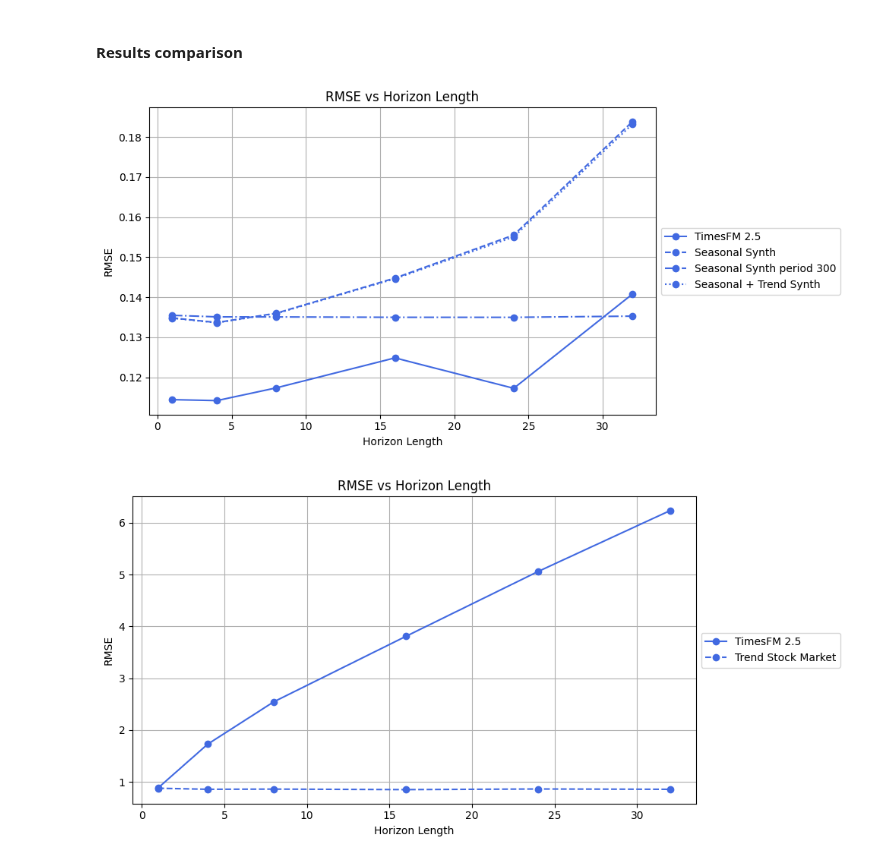
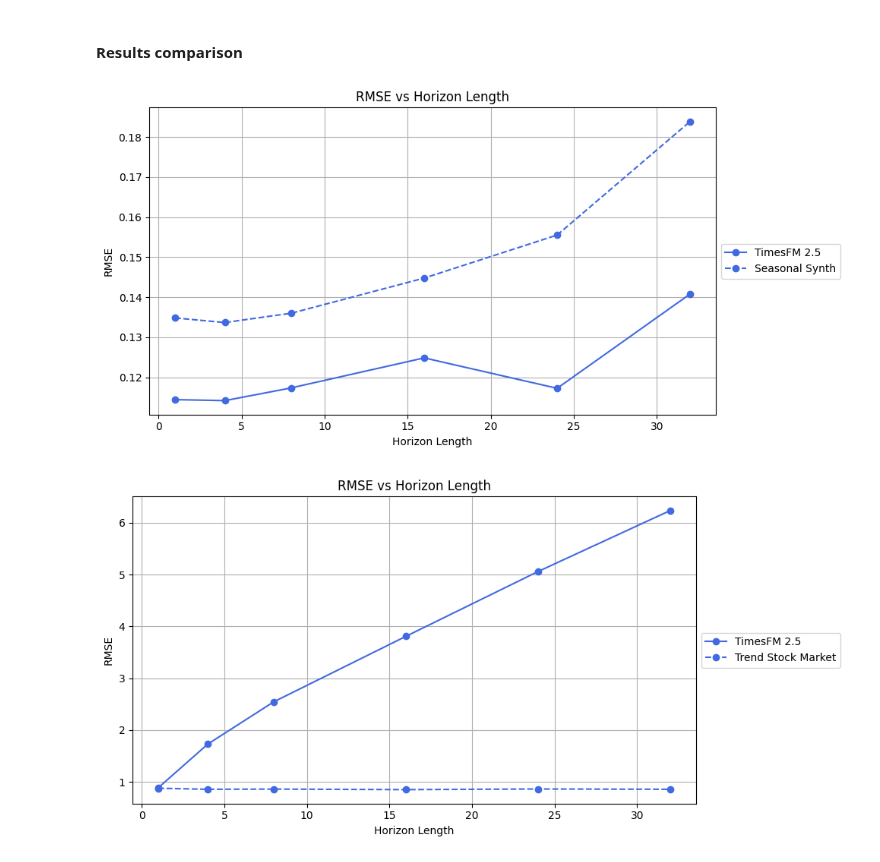
Before and after one commit to luciacasass/UAM_TFM, a Jupyter notebook: timesfm_25_folder/test_model.ipynb, the cells around one changed output. Cells and saved outputs as stored; diff of their text form; code cells hidden in the pictures.

```diff
--- a/timesfm_25_folder/test_model.ipynb
+++ b/timesfm_25_folder/test_model.ipynb
@@ -628,45 +434,41 @@ Inference time: 117.9454 seconds
 # %%
 file_paths = [
     "results/plain_prediction/synth_timesfm2_5_results_2026-03-22.json",
-    "results/seasonal_decomposition/seasonal_synth_metrics_results_2026-03-23.json",
-    "results/seasonal_decomposition/seasonal_synth_metrics_results_period300.json",
-    "results/seasonal_decomposition/both_synth_metrics_results_2026-03-23.json"
+    "results/seasonal_decomposition/seasonal_synth_metrics_results_2026-03-23.json"
 ]
 labels = [
     "TimesFM 2.5",
-    "Seasonal Synth",
-    "Seasonal Synth period 300",
-    "Seasonal + Trend Synth"
+    "Seasonal Synth"
 ]
 
-linestyles = ['-', '--', '-.', ':']
+linestyles = ['-', '--']
 
 plt.figure(figsize=(10, 5))
 for path, label, linestyle in zip(file_paths, labels, linestyles):
     with open(path, 'r') as f:
         data = json.load(f)
 
     horizons = []
     rmses = []
 
     for exp in data["experiments"]:
         horizons.append(exp["horizon"])
         rmses.append(exp["metrics"]["TimesFM 2.5"]["RMSE"])
 
     # Sort by horizon
     horizons, rmses = zip(*sorted(zip(horizons, rmses)))
 
     plt.plot(horizons, rmses, linestyle=linestyle, marker='o', label=label, color="royalblue")
 
 plt.xlabel("Horizon Length")
 plt.ylabel("RMSE")
 plt.title("RMSE vs Horizon Length")
 plt.legend(loc='center left', bbox_to_anchor=(1, 0.5))
 plt.grid(True)
 plt.tight_layout()
 plt.show()
 # %% [output]
-[figure, old version]
+[figure, new version]
 # %%
 file_paths = [
     "results/plain_prediction/timesfm2_5_results_2026-03-22.json",
```
Also changed, not shown: parts of 18 cells of this notebook.
